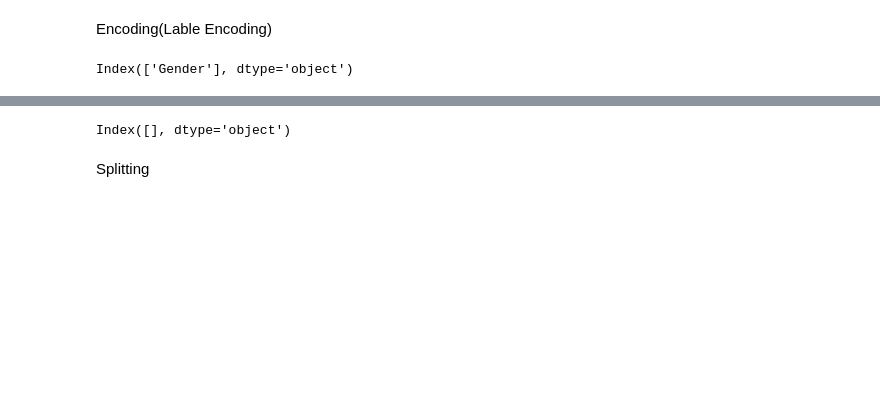
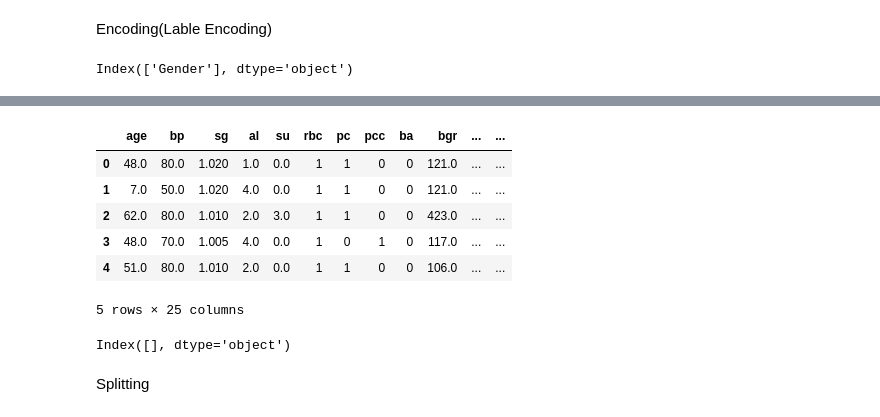
Before and after one commit to Banupriya-14/Project-4, a Jupyter notebook: MultiDisease.ipynb, the cells around one changed output, grey strips where cells are left out. Cells and saved outputs as stored; diff of their text form; code cells hidden in the pictures; blank space fills up the shorter version.

```diff
--- a/MultiDisease.ipynb
+++ b/MultiDisease.ipynb
@@ -475,5 +497,6 @@ for col in cols:
 # %%
 #Encoding kidney
+df_kidney['classification'] = df_kidney['classification'].map({'ckd': 1, 'notckd': 0})
 en_kid=df_kidney.select_dtypes(include='object').columns
 en_kid
 # %% [output]
@@ -483,12 +521,22 @@ Index(['rbc', 'pc', 'pcc', 'ba', 'pcv', 'wc', 'rc', 'htn', 'dm', 'cad',
 # %%
 from sklearn.preprocessing import LabelEncoder
 le = LabelEncoder()
-cols = ['rbc', 'pc', 'pcc', 'ba', 'pcv', 'wc', 'rc', 'htn', 'dm', 'cad','appet', 'pe', 'ane', 'classification']
+cols = ['rbc', 'pc', 'pcc', 'ba', 'pcv', 'wc', 'rc', 'htn', 'dm', 'cad','appet', 'pe', 'ane']
 encoders_kidney = {}
 for col in cols:
     le = LabelEncoder()
     df_kidney[col] = le.fit_transform(df_kidney[col])
     encoders_kidney[col] = le
+# %%
+df_kidney.head()
+# %% [output]
+|  | age | bp | sg | al | su | rbc | pc | pcc | ba | bgr | ... | ... |
+| 0 | 48.0 | 80.0 | 1.020 | 1.0 | 0.0 | 1 | 1 | 0 | 0 | 121.0 | ... | ... |
+| 1 | 7.0 | 50.0 | 1.020 | 4.0 | 0.0 | 1 | 1 | 0 | 0 | 121.0 | ... | ... |
+| 2 | 62.0 | 80.0 | 1.010 | 2.0 | 3.0 | 1 | 1 | 0 | 0 | 423.0 | ... | ... |
+| 3 | 48.0 | 70.0 | 1.005 | 4.0 | 0.0 | 1 | 0 | 1 | 0 | 117.0 | ... | ... |
+| 4 | 51.0 | 80.0 | 1.010 | 2.0 | 0.0 | 1 | 1 | 0 | 0 | 106.0 | ... | ... |
+5 rows × 25 columns
 # %%
 #Encoding parkinsons
 en_park=df_parkins.select_dtypes(include='object').columns
```
Also changed, not shown: parts of 30 cells of this notebook.
